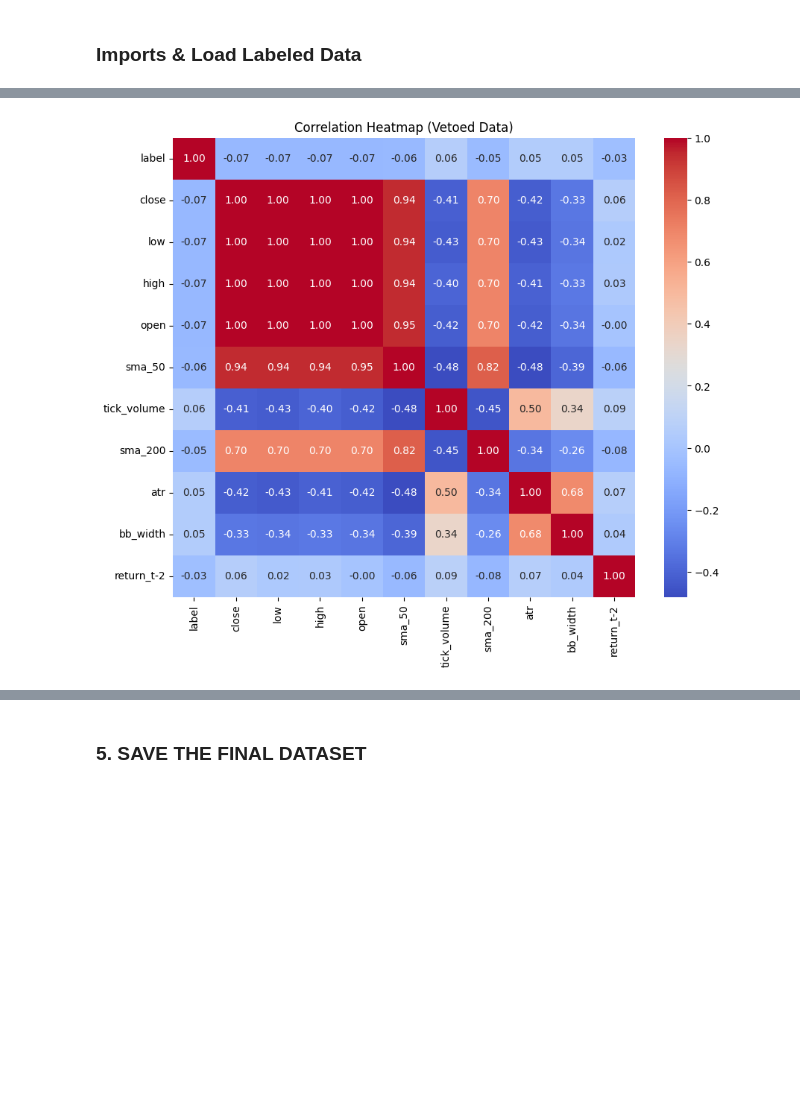
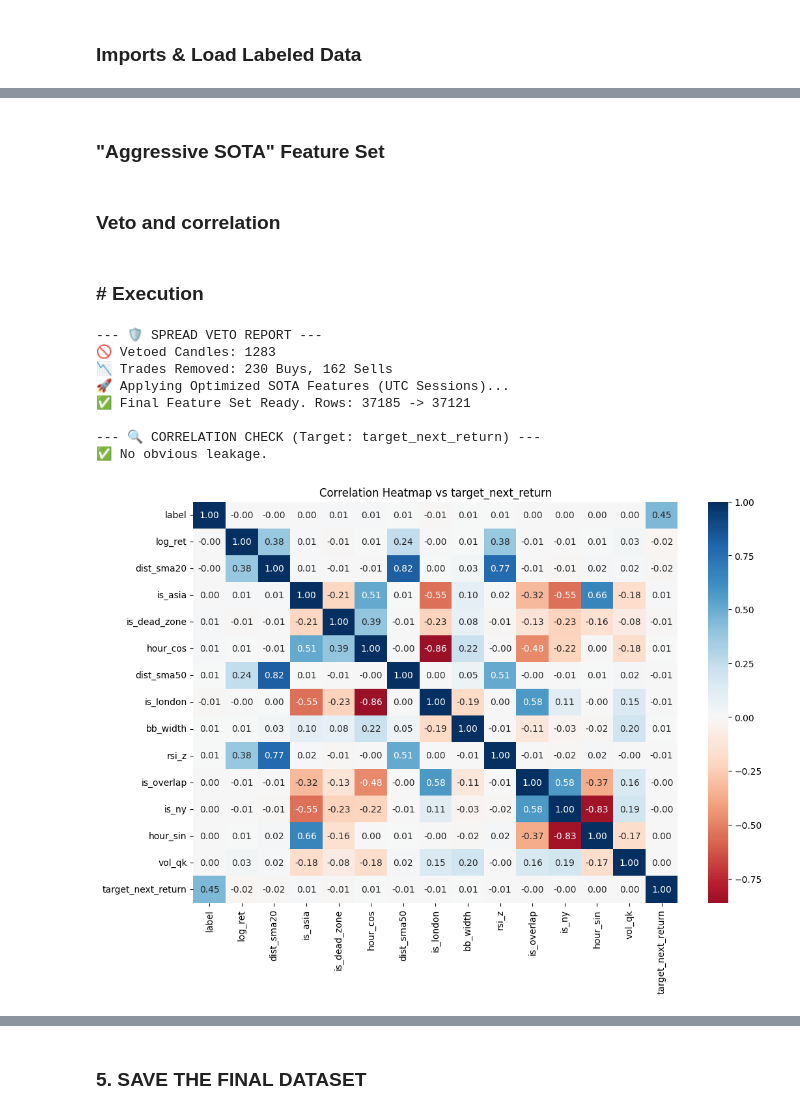
Before and after one commit to HendrichMugisha/project_autotrade, a Jupyter notebook: notebooks/03_Feature_engineering.ipynb, the cells around one changed output, grey strips where cells are left out. Saved outputs shown, nothing was run; the diff lists cells and outputs as text; code cells hidden in the pictures; blank space fills up the shorter version.

Commit message:
added agressive features, aka sota, lets see how they perform with the lstm model

```diff
--- a/notebooks/03_Feature_engineering.ipynb
+++ b/notebooks/03_Feature_engineering.ipynb
@@ -3,11 +3,11 @@
 # %%
 import pandas as pd
 import numpy as np
-# import pandas_ta as ta
-import matplotlib.pyplot as plt
+from tqdm.notebook import tqdm
 
-# Load your LABELED dataset (ensure you saved the 0.8 version)
-df = pd.read_parquet("../data/EURUSD_D1_Labeled.parquet")
+# 1. Load Labeled Data
+df = pd.read_parquet("../data/EURUSD_H1_Labeled.parquet")
 
-print(f"Loaded {len(df)} rows with columns: {df.columns.tolist()}")
+print(f"✅ Loaded {len(df)} rows.")
+display(df.tail(3))
 # %% [output]
@@ -312,8 +20,4 @@ Name: label, dtype: float64
-# %%
-top_features = correlations.abs().nlargest(11).index # Top 10 + label
-plt.figure(figsize=(10, 8))
-sns.heatmap(df_vetoed[top_features].corr(), annot=True, cmap='coolwarm', fmt=".2f")
-plt.title("Correlation Heatmap (Vetoed Data)")
-plt.show()
-# %% [output]
-[figure, removed]
+# %% [markdown]
+### "Aggressive SOTA" Feature Set
+# %% [markdown]
+### Veto and correlation
@@ -319,0 +164,21 @@ plt.show()
+# %% [markdown]
+### # Execution
+# %%
+# 1. Apply Filters
+df_vetoed = apply_spread_veto(df, max_spread_points=20)
+
+# 2. Engineer Features
+df_final = apply_aggressive_features(df_vetoed)
+
+# 3. Check Correlation
+check_correlation(df_final, target_col='target_next_return')
+# %% [output]
+--- 🛡️ SPREAD VETO REPORT ---
+🚫 Vetoed Candles: 1283
+📉 Trades Removed: 230 Buys, 162 Sells
+🚀 Applying Optimized SOTA Features (UTC Sessions)...
+✅ Final Feature Set Ready. Rows: 37185 -> 37121
+
+--- 🔍 CORRELATION CHECK (Target: target_next_return) ---
+✅ No obvious leakage.
+[figure, added]
```
Also changed, not shown: parts of 15 cells of this notebook, 2 other files.
